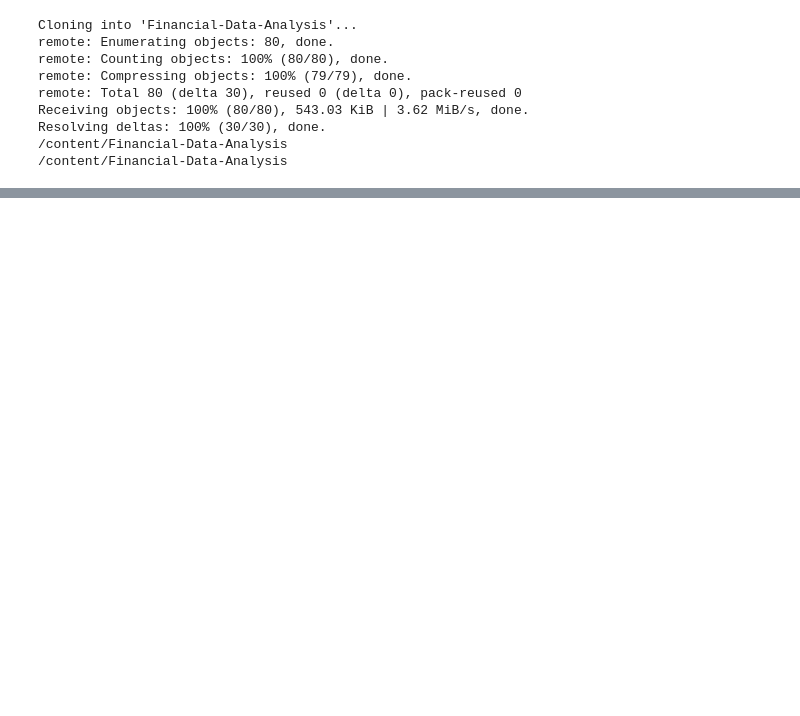
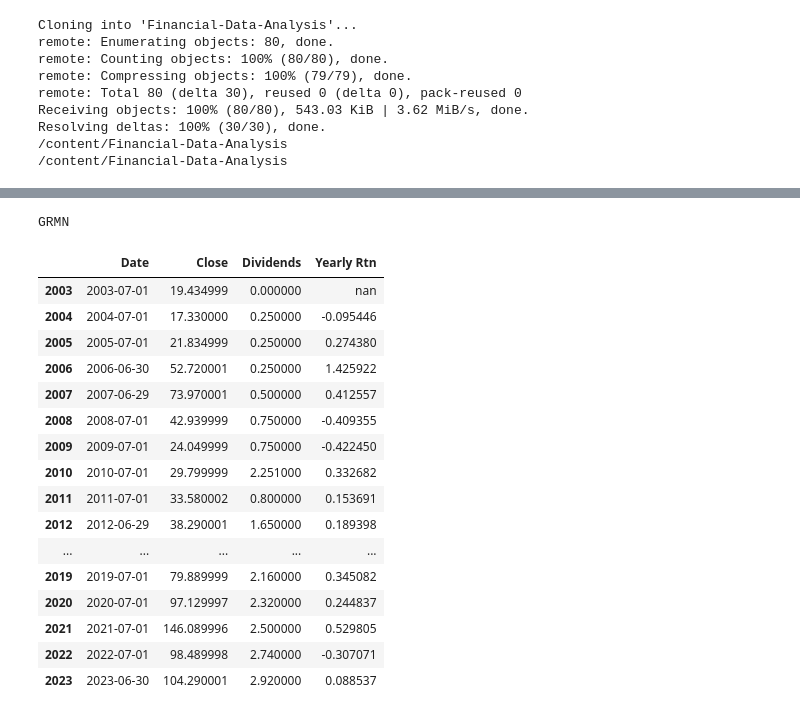
Before and after one commit to HYChangTAMU/Projects, a Jupyter notebook: Assignment1/Project1.ipynb, the cells around one changed output, grey strips where cells are left out. Cells and saved outputs as stored; diff of their text form; code cells hidden in the pictures; blank space fills up the shorter version.

```diff
--- a/Assignment1/Project1.ipynb
+++ b/Assignment1/Project1.ipynb
@@ -132,0 +162,21 @@ aapl_yr
+# %%
+grmn_yr
+# %% [output]
+GRMN
+|  | Date | Close | Dividends | Yearly Rtn |
+| 2003 | 2003-07-01 | 19.434999 | 0.000000 | nan |
+| 2004 | 2004-07-01 | 17.330000 | 0.250000 | -0.095446 |
+| 2005 | 2005-07-01 | 21.834999 | 0.250000 | 0.274380 |
+| 2006 | 2006-06-30 | 52.720001 | 0.250000 | 1.425922 |
+| 2007 | 2007-06-29 | 73.970001 | 0.500000 | 0.412557 |
+| 2008 | 2008-07-01 | 42.939999 | 0.750000 | -0.409355 |
+| 2009 | 2009-07-01 | 24.049999 | 0.750000 | -0.422450 |
+| 2010 | 2010-07-01 | 29.799999 | 2.251000 | 0.332682 |
+| 2011 | 2011-07-01 | 33.580002 | 0.800000 | 0.153691 |
+| 2012 | 2012-06-29 | 38.290001 | 1.650000 | 0.189398 |
+| ... | ... | ... | ... | ... |
+| 2019 | 2019-07-01 | 79.889999 | 2.160000 | 0.345082 |
+| 2020 | 2020-07-01 | 97.129997 | 2.320000 | 0.244837 |
+| 2021 | 2021-07-01 | 146.089996 | 2.500000 | 0.529805 |
+| 2022 | 2022-07-01 | 98.489998 | 2.740000 | -0.307071 |
+| 2023 | 2023-06-30 | 104.290001 | 2.920000 | 0.088537 |
```
Also changed, not shown: parts of 17 cells of this notebook.
